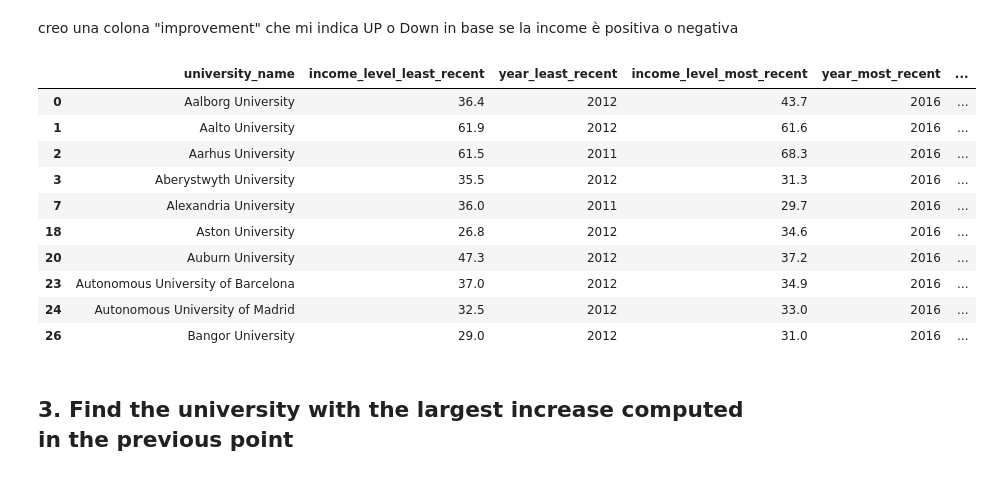
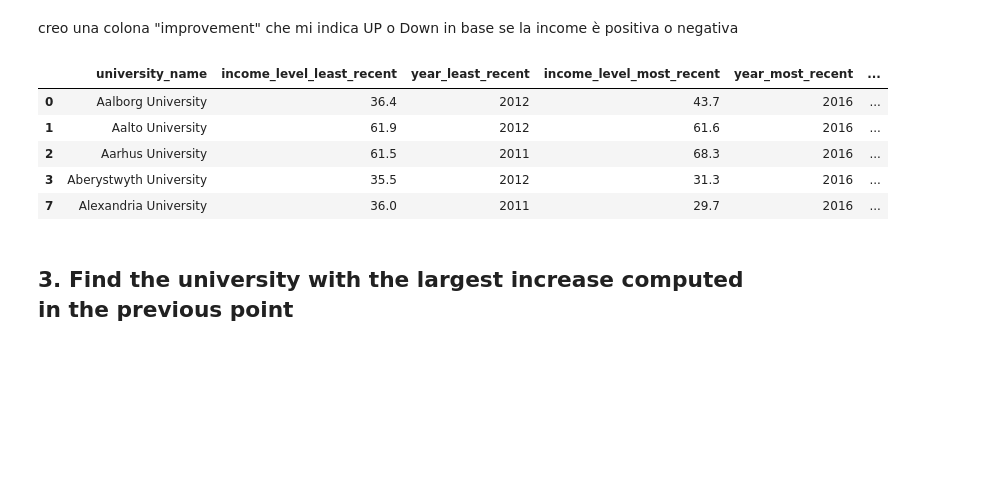
Before and after one commit to riiduan/ProgettoFondamentiDiInformatica, a Jupyter notebook: progettoBeta.ipynb, the cells around one changed output. Cells and saved outputs as stored; diff of their text form; code cells hidden in the pictures; blank space fills up the shorter version.

```diff
--- a/progettoBeta.ipynb
+++ b/progettoBeta.ipynb
@@ -204,19 +211,14 @@ creo una colona "improvement" che mi indica UP o Down in base se la income è po
 # %%
 union_most_and_least_data["improvement"] = np.where(union_most_and_least_data["diference_income"] > 0, "UP", "Down")
 # %%
-union_most_and_least_data.head(10)
+union_most_and_least_data.head(5)
 # %% [output]
 |  | university_name | income_level_least_recent | year_least_recent | income_level_most_recent | year_most_recent | ... |
 | 0 | Aalborg University | 36.4 | 2012 | 43.7 | 2016 | ... |
 | 1 | Aalto University | 61.9 | 2012 | 61.6 | 2016 | ... |
 | 2 | Aarhus University | 61.5 | 2011 | 68.3 | 2016 | ... |
 | 3 | Aberystwyth University | 35.5 | 2012 | 31.3 | 2016 | ... |
 | 7 | Alexandria University | 36.0 | 2011 | 29.7 | 2016 | ... |
-| 18 | Aston University | 26.8 | 2012 | 34.6 | 2016 | ... |
-| 20 | Auburn University | 47.3 | 2012 | 37.2 | 2016 | ... |
-| 23 | Autonomous University of Barcelona | 37.0 | 2012 | 34.9 | 2016 | ... |
-| 24 | Autonomous University of Madrid | 32.5 | 2012 | 33.0 | 2016 | ... |
-| 26 | Bangor University | 29.0 | 2012 | 31.0 | 2016 | ... |
 # %% [markdown]
 ## 3. Find the university with the largest increase computed in the previous point
 # %%
```
Also changed, not shown: parts of 29 cells of this notebook, 1 other file.
